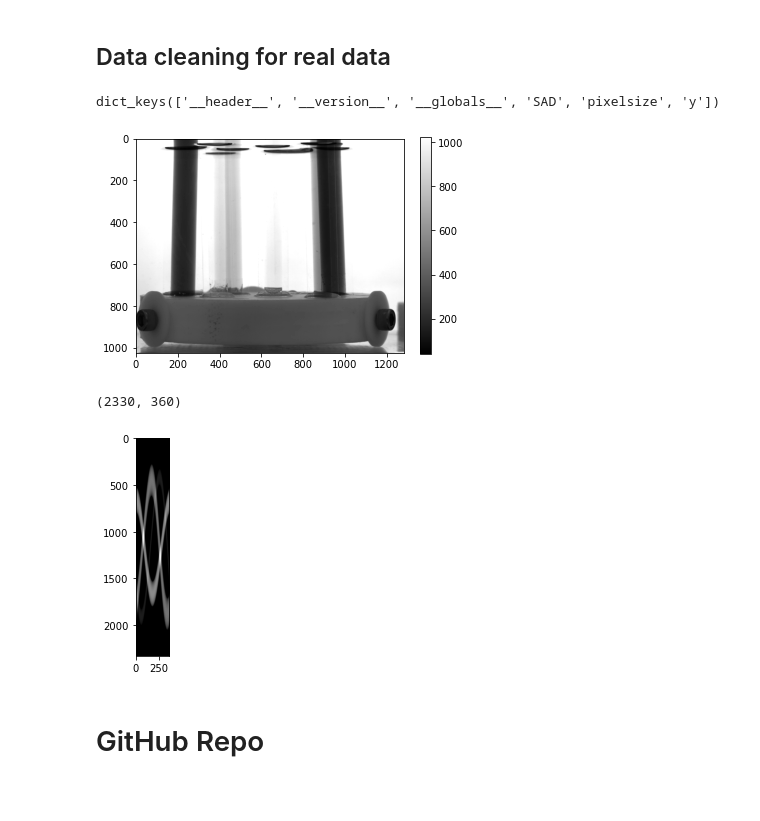
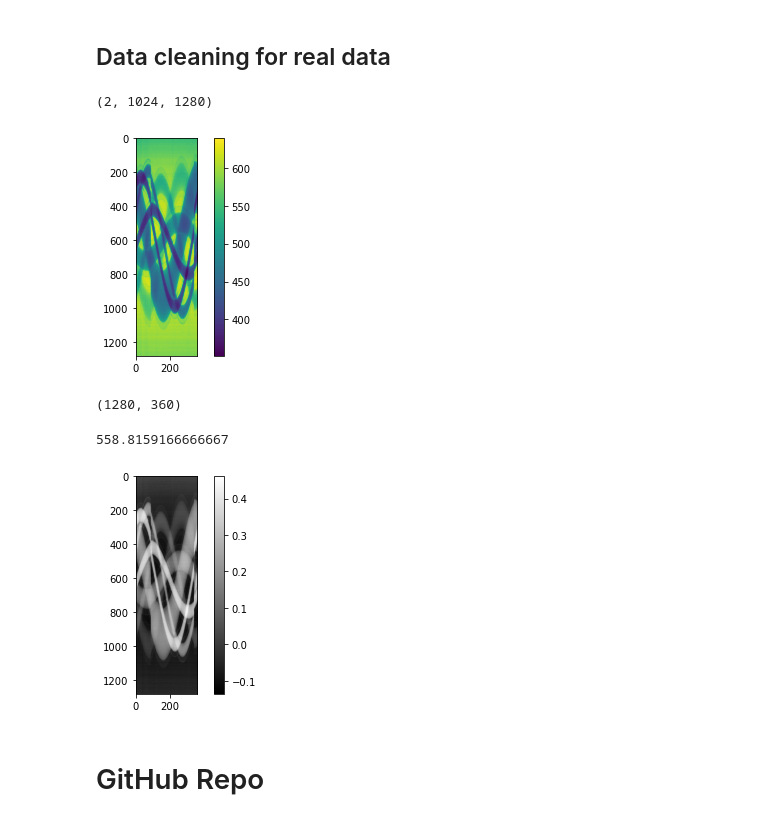
Before and after one commit to PrabhaSahiti/Imaging-Instrumentation, a Jupyter notebook: Lab_6_04_07_2022.ipynb, the cells around one changed output. Drawn from its saved outputs; the diff is of its cells as text; code cells hidden in the pictures; blank space fills up the shorter version.

```diff
--- a/Lab_6_04_07_2022.ipynb
+++ b/Lab_6_04_07_2022.ipynb
@@ -25,45 +25,69 @@ pi = np.pi
 # %% [markdown]
 ## Data cleaning for real data
 # %%
-I0 = 50
 img = []
 image = {}
-data = io.loadmat("lab6_data/sinogram.mat")
-# with open(r"lab6_data/phantom_2_exp4_1_angle_filt_no_0168.json", "rb") as input_file:
-#     data1 = pickle.load(input_file)
-# with open(r"lab6_data/phantom_2_exp4_1_angle_filt_no210360.json", "rb") as input_file:
-#     data2 = pickle.load(input_file)
-# image = data1 | data2
-# data = np.zeros((1280, 360))
+# data = io.loadmat("lab6_data/sinogram.mat")
+with open(r"lab6_data/phantom_exp3_44_1_angle0.json", "rb") as input_file:
+    data1 = pickle.load(input_file)
+with open(r"lab6_data/phantom_exp3_44_1_angle10.json", "rb") as input_file:
+    data2 = pickle.load(input_file)
+with open(r"lab6_data/phantom_exp3_44_1_angle70.json", "rb") as input_file:
+    data3 = pickle.load(input_file)
+with open(r"lab6_data/phantom_exp3_44_1_angle7180.json", "rb") as input_file:
+    data4 = pickle.load(input_file)
+with open(r"lab6_data/phantom_exp3_44_1_angle71300.json", "rb") as input_file:
+    data5 = pickle.load(input_file)
+with open(r"lab6_data/phantom_exp3_44_1_angle301350.json", "rb") as input_file:
+    data6 = pickle.load(input_file)
+with open(r"lab6_data/phantom_exp3_44_1_angle360360.json", "rb") as input_file:
+    data7 = pickle.load(input_file)
 
-# for i in range(0,360):
-#     img = np.mean(image[i], axis = 0)
-#     val = img[512, 0:1280]
-#     data[:, i] = val
+image = data1 | data2 | data3| data4| data5| data6| data7
+data = np.zeros((1280, 360))
+
+for i in range(0,360):
+    img = np.mean(image[i], axis = 0)
+    val = img[512, 0:1280]
+    data[:, i] = val
 # %%
-data.keys()
+data1.keys()
+data1[359].shape
 # %% [output]
-dict_keys(['__header__', '__version__', '__globals__', 'SAD', 'pixelsize', 'y'])
+(2, 1024, 1280)
 # %%
-plt.imshow(np.mean(image[20], axis = 0), cmap = 'gray')
+#plt.imshow(np.mean(data1[359], axis = 0), cmap = 'gray')
+plt.imshow(data)
 plt.colorbar()
 plt.show()
 # %% [output]
-[figure, old version]
+[figure, new version]
 # %%
-y = data['y'] #for sinogram
-# y = data #for original data
+# y = data['y'] #for sinogram
+y = data #for original data
+# y = np.mean(data1[359], axis=0)
 size = y.shape
+# I0 = np.mean(y[200:400, 800:1200])
+# print(I0)
+I0 = 558
 minus1 = np.multiply(-1, np.ones(y.shape))
 rec = -1 * np.log(np.divide(y, I0))
 rec.shape
 # %% [output]
-(2330, 360)
+(1280, 360)
+# %%
+I0 = np.mean(data[0000:100,:])
+print(I0)
+# %% [output]
+558.8159166666667
 # %%
-plt.imshow(rec, cmap = 'gray')
+offset = 0
+rec1 = np.roll(rec, offset, axis=1)
+plt.imshow(rec1, cmap = 'gray')
+plt.colorbar()
 plt.show()
 # %% [output]
-[figure, old version]
+[figure, new version]
 # %% [markdown]
 # GitHub Repo
 # %%
```
Also changed, not shown: parts of 3 cells of this notebook.
